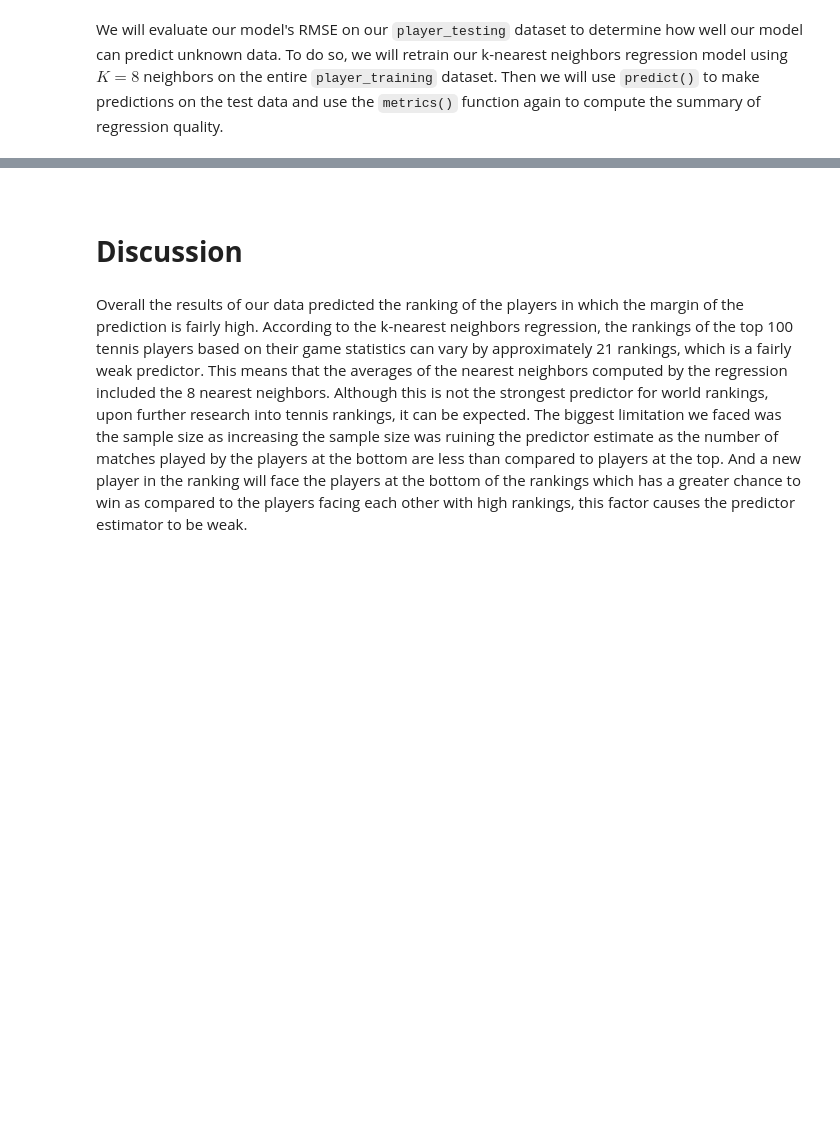
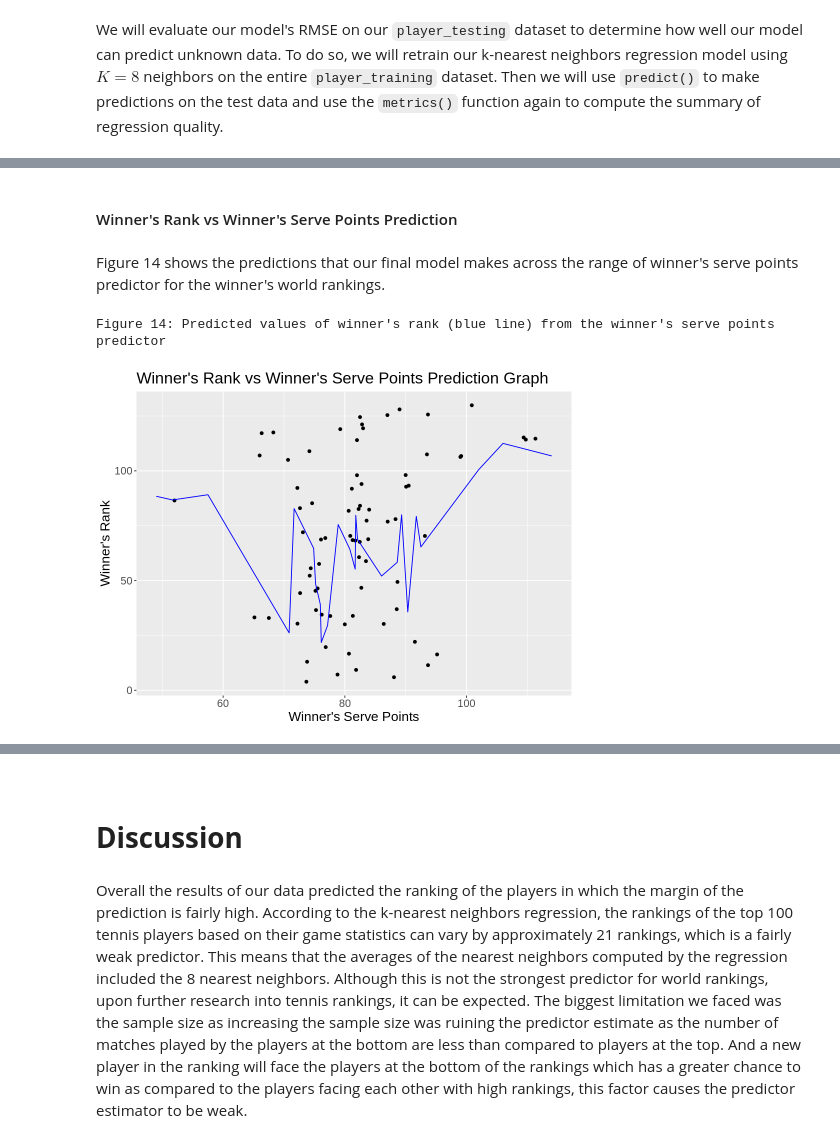
Before and after one commit to jo-adithya/dsci_project, a Jupyter notebook: proposal.ipynb, the cells around one changed output, grey strips where cells are left out. Drawn from its saved outputs; the diff is of its cells as text; code cells hidden in the pictures; blank space fills up the shorter version.

```diff
--- a/proposal.ipynb
+++ b/proposal.ipynb
@@ -674,0 +721,19 @@ A tibble: 1 × 3
+# %% [markdown]
+#### Winner's Rank vs Winner's Serve Points Prediction
+# %% [markdown]
+Figure 14 shows the predictions that our final model makes across the range of winner's serve points predictor for the winner's world rankings.
+# %%
+w_svpt_pred <- ggplot(player_training, aes(x = w_svpt, y = winner_rank)) +
+    geom_point() +
+    geom_line(data = player_preds,
+              mapping = aes(x = w_svpt, y = .pred),
+              color = "blue") +
+    labs(x = "Winner's Serve Points", y = "Winner's Rank",
+         title = "Winner's Rank vs Winner's Serve Points Prediction Graph") +
+    theme(text = element_text(size = 16))
+
+w_svpt_pred
+cat("Figure 14: Predicted values of winner's rank (blue line) from the winner's serve points predictor")
+# %% [output]
+Figure 14: Predicted values of winner's rank (blue line) from the winner's serve points predictor
+[figure, added]
```
Also changed, not shown: parts of 62 cells of this notebook.
